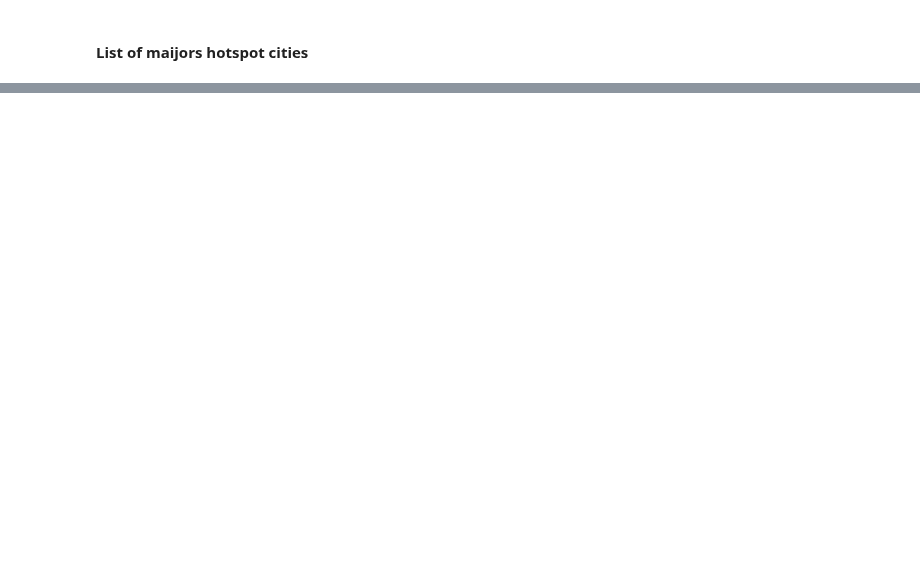
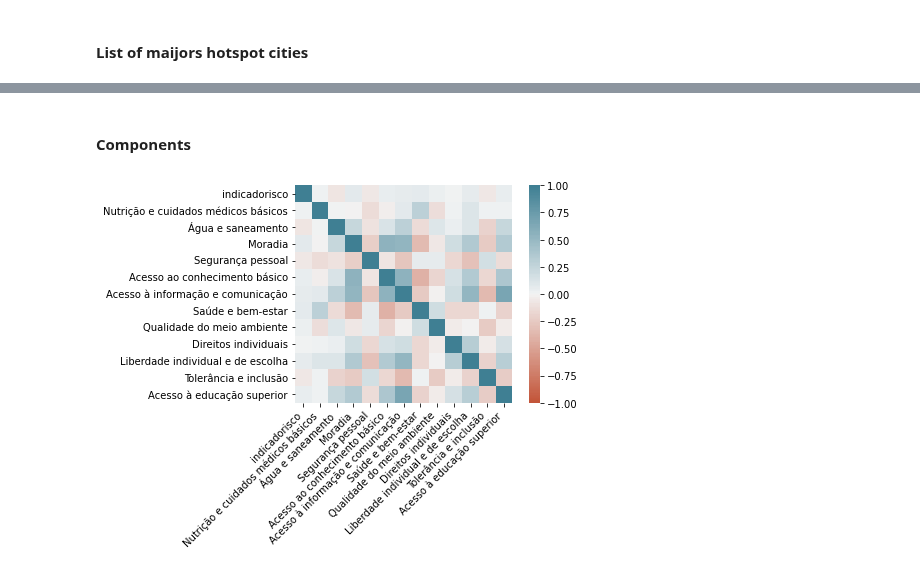
Before and after one commit to faustofcjr/amazon-social-progress, a Jupyter notebook: 03_data_exploration-Copy1.ipynb, the cells around one changed output, grey strips where cells are left out. Saved outputs shown, nothing was run; the diff lists cells and outputs as text; code cells hidden in the pictures; blank space fills up the shorter version.

```diff
--- a/03_data_exploration-Copy1.ipynb
+++ b/03_data_exploration-Copy1.ipynb
@@ -398,0 +148,13 @@ plot_top_spi(dataset, how_many=20, ascending=False)
+# %% [markdown]
+#### Components
+# %%
+columns=[
+    "indicadorisco",
+    "Nutrição e cuidados médicos básicos", "Água e saneamento","Moradia","Segurança pessoal",
+    "Acesso ao conhecimento básico", "Acesso à informação e comunicação", "Saúde e bem-estar", "Qualidade do meio ambiente",
+    "Direitos individuais", "Liberdade individual e de escolha", "Tolerância e inclusão", "Acesso à educação superior"
+]
+subset = dataset[columns]
+plot_corr_matrix(subset.corr())
+# %% [output]
+[figure, added]
```
Also changed, not shown: parts of 69 cells of this notebook, 3 other files.
